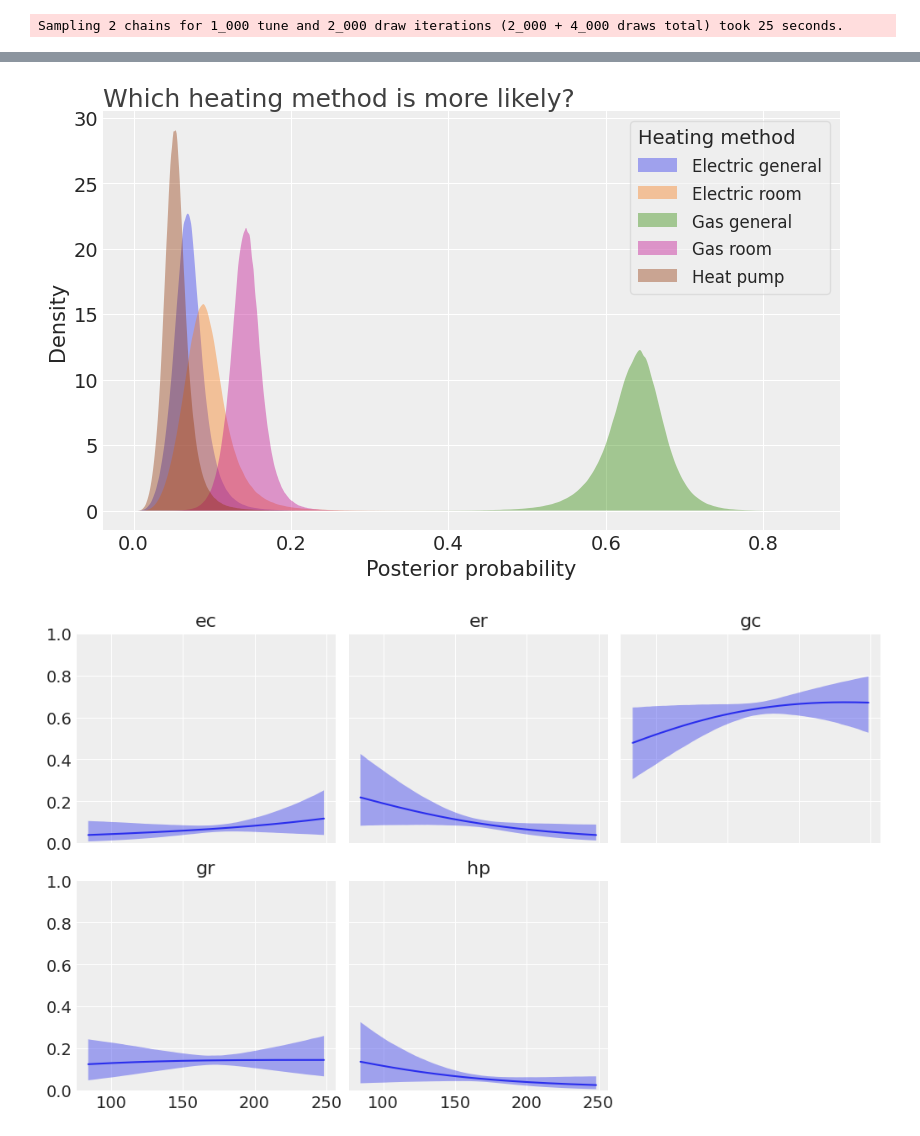
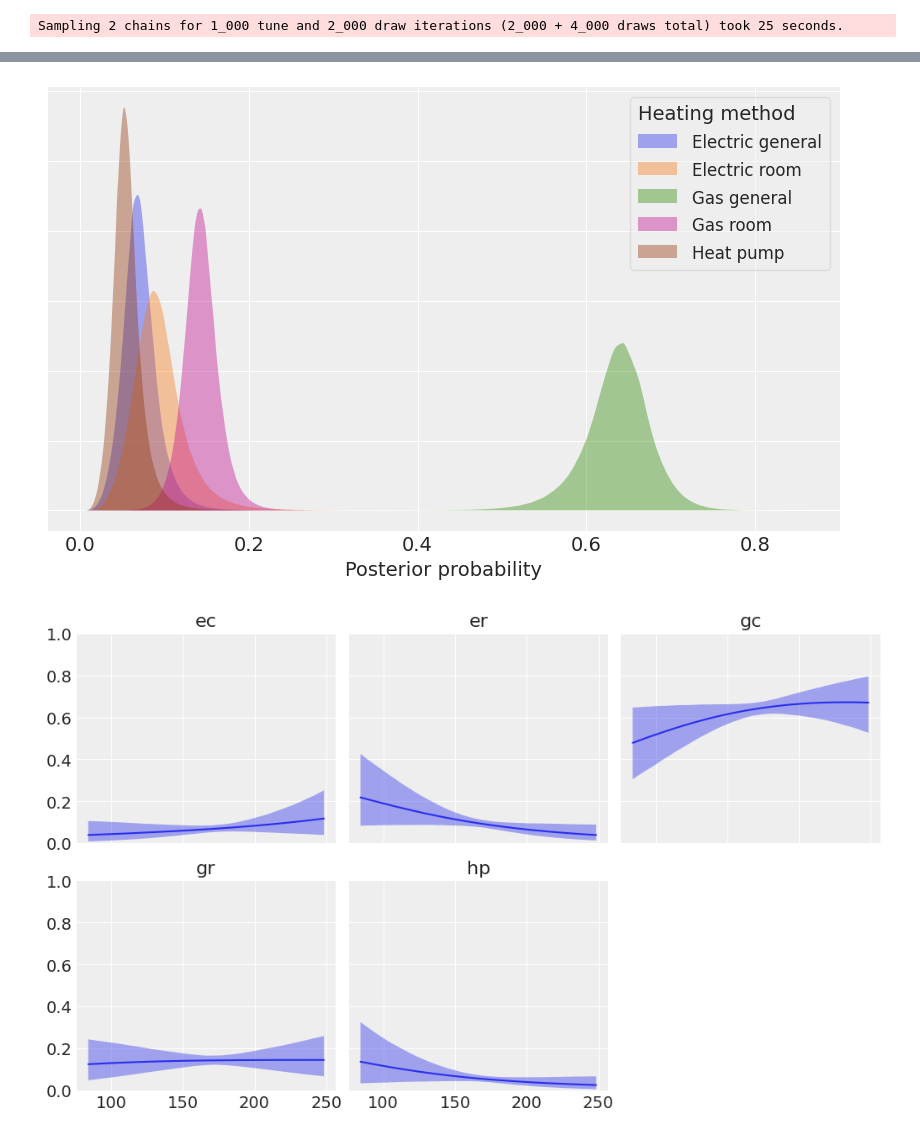
Before and after one commit to bambinos/unfinished-ideas, a Jupyter notebook: heating_multinomial.ipynb, the cells around one changed output, grey strips where cells are left out. Cells and saved outputs as stored; diff of their text form; code cells hidden in the pictures.

Commit message:
Minor changes to plot

```diff
--- a/heating_multinomial.ipynb
+++ b/heating_multinomial.ipynb
@@ -77,32 +73,27 @@ prediction = idata.posterior["depvar_mean"].stack(sample=("chain", "draw")).T.va
 # %%
 fig, ax = plt.subplots(figsize=(8, 5))
 
 methods = sorted(data["depvar"].unique().tolist())
 for i, method in enumerate(methods):
     x = prediction[:, :, i].flatten()
     grid, pdf = az.kde(x)
     ax.fill_between(grid, pdf, label=method, color=f"C{i}", edgecolor="none", alpha=0.4)
 
 ax.set_xlabel("Posterior probability")
-ax.set_ylabel("Density")
+#ax.set_ylabel("Density")
 legend = ax.legend(title="Heating method", frameon=True)
 legend._legend_box.align = "left"
 
 for text in legend.get_texts():
     text.set_fontsize(12)
 
+ax.set_yticklabels([])
+
 legend.get_title().set_size(14)
 legend.get_frame().set_alpha(0.5)
-
-ax.text(
-    0, 1, "Which heating method is more likely?",
-    size=18,
-    color="0.25",
-    va="bottom",
-    transform=ax.transAxes
-);
+ax.get_xaxis().label.set_size(14)
 # %% [output]
-[figure, old version]
+[figure, new version]
 # %%
 # When controlling for one variable, the others are heldo constant.
 # For example, "ic.gc" takes the mean value... What about categoricals? Is it reference level?
```
Also changed, not shown: parts of 2 cells of this notebook.
